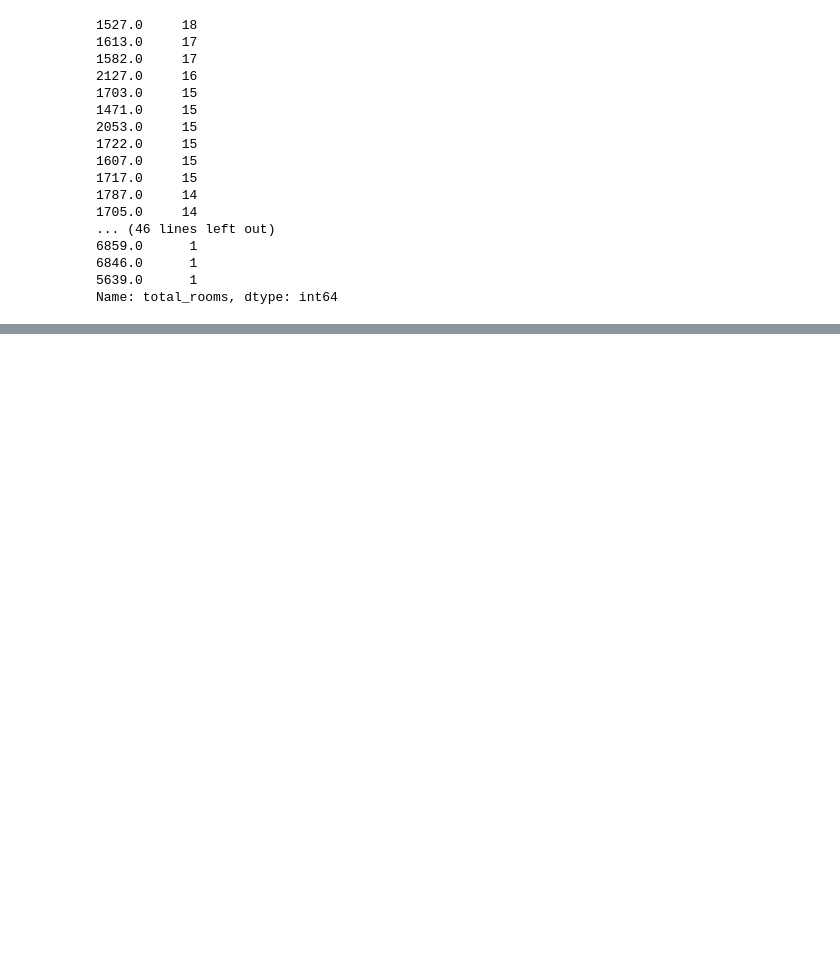
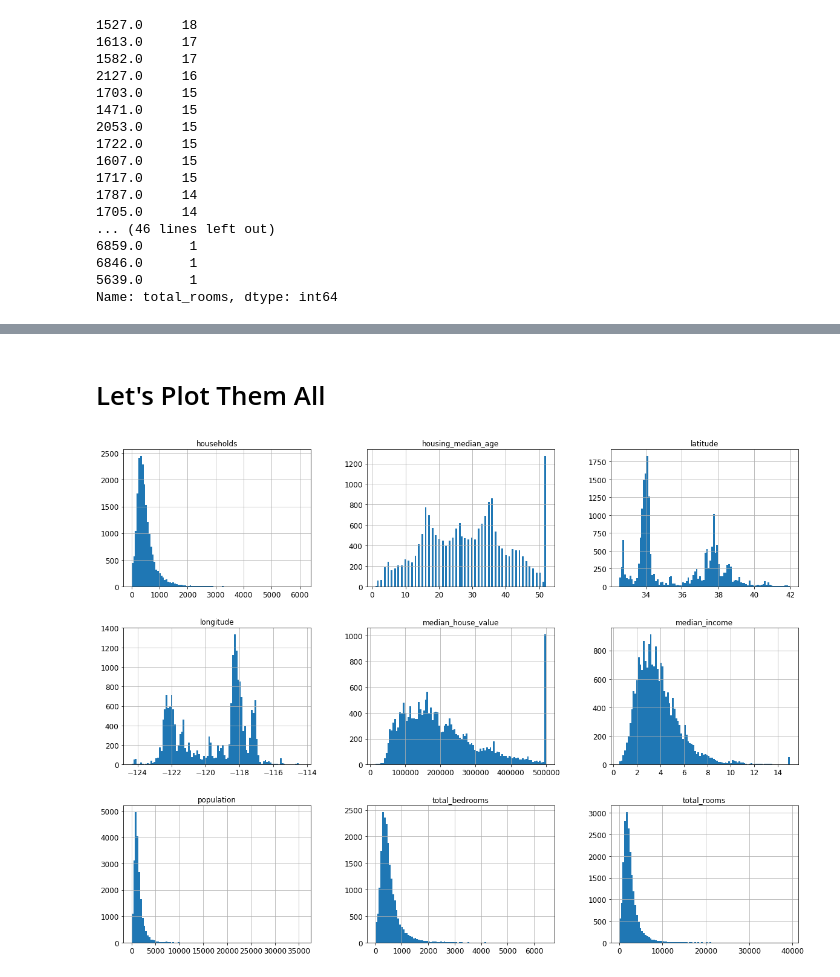
Before and after one commit to Praveen-Gupta/handson-ml, a Jupyter notebook: CH_02_Housing.ipynb, the cells around one changed output, grey strips where cells are left out. Cells and saved outputs as stored; diff of their text form; code cells hidden in the pictures; blank space fills up the shorter version.

```diff
--- a/CH_02_Housing.ipynb
+++ b/CH_02_Housing.ipynb
@@ -6,3 +3,27 @@ import CH_02_Fetch_Housing_Data as hdmodule
+# %%
+import pandas as pd
+import numpy as np
+import os
+import CH_02_Fetch_Housing_Data as hdmodule
+
+# To plot pretty figures
+%matplotlib inline
+import matplotlib
+import matplotlib.pyplot as plt
+plt.rcParams['axes.labelsize'] = 14
+plt.rcParams['xtick.labelsize'] = 12
+plt.rcParams['ytick.labelsize'] = 12
+
+# Where to save the figures
+PROJECT_ROOT_DIR = "."
+CHAPTER_ID = "end_to_end_project"
+
+def save_fig(fig_id, tight_layout=True):
+    path = os.path.join(PROJECT_ROOT_DIR, "images", CHAPTER_ID, fig_id + ".png")
+    print("Saving figure", fig_id)
+    if tight_layout:
+        plt.tight_layout()
+    plt.savefig(path, format='png', dpi=300)
 # %%
 hdmodule.fetch_housing_data()
 # %% [output]
@@ -81,3 +104,13 @@ housing.describe()
 | 50% | -118.490000 | 34.260000 | 29.000000 | 2127.000000 | 435.000000 | 1166.000000 | 409.000000 | ... |
 | 75% | -118.010000 | 37.710000 | 37.000000 | 3148.000000 | 647.000000 | 1725.000000 | 605.000000 | ... |
 | max | -114.310000 | 41.950000 | 52.000000 | 39320.000000 | 6445.000000 | 35682.000000 | 6082.000000 | ... |
+# %% [markdown]
+# Let's Plot Them All
+# %%
+# only in jupyter notebook
+%matplotlib inline
+import matplotlib.pyplot as plt
+housing.hist(bins= 100, figsize= (20,15))
+plt.show() # Optional Call
+# %% [output]
+[figure, added]
```
Also changed, not shown: parts of 96 cells of this notebook, 2 other files.
